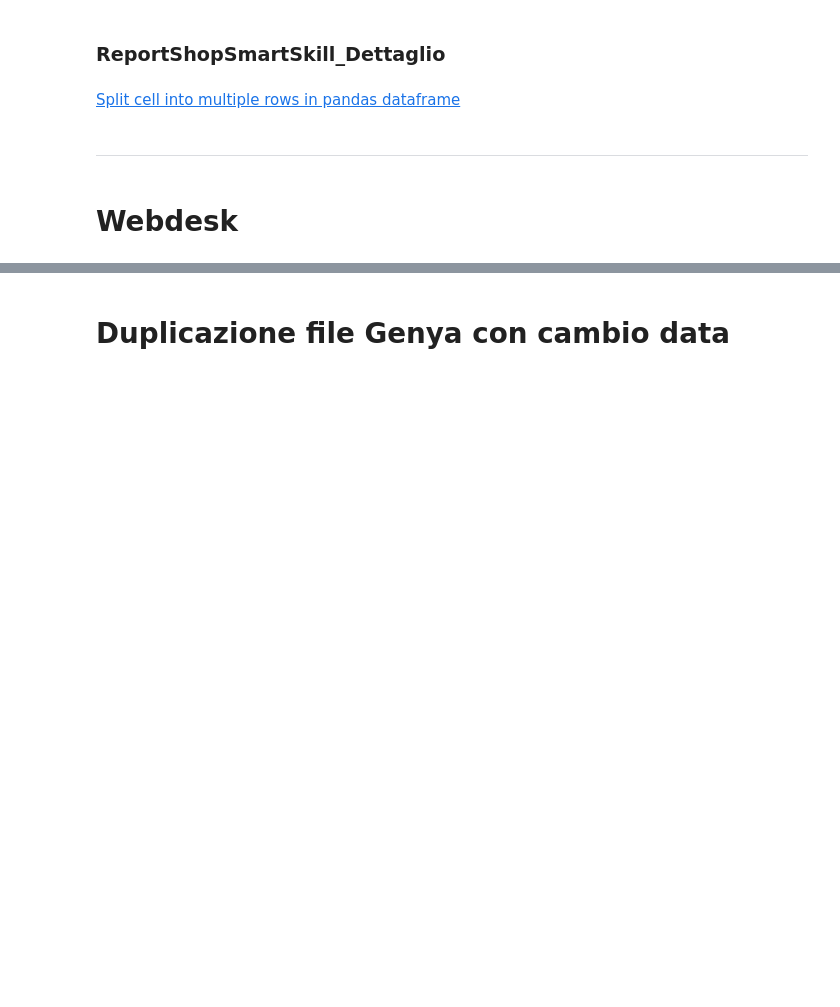
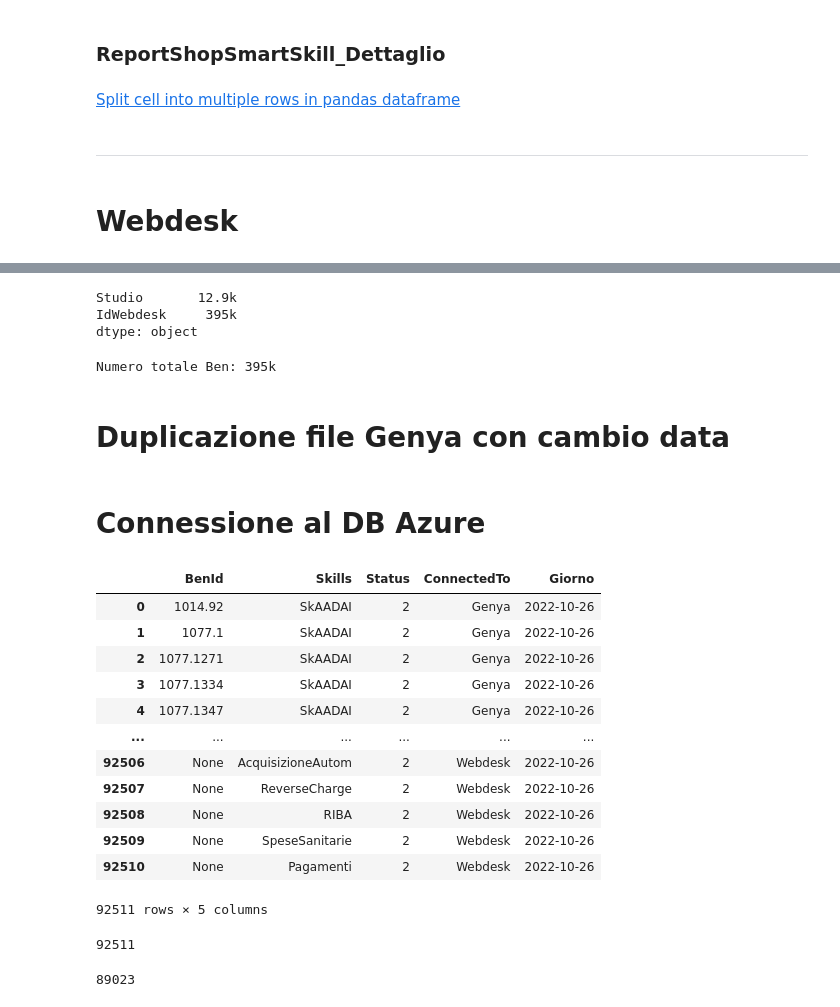
Before and after one commit to rafsport/business-analysis, a Jupyter notebook: SMART skill.ipynb, the cells around one changed output, grey strips where cells are left out. Cells and saved outputs as stored; diff of their text form; code cells hidden in the pictures; blank space fills up the shorter version.

```diff
--- a/SMART skill.ipynb
+++ b/SMART skill.ipynb
@@ -308,3 +361,13 @@ StatsLog["Data"] = pd.to_datetime(StatsLog["Data"], format="%d/%m/%Y")
+# %%
+StatsLogDett[["Studio", "IdWebdesk"]].nunique().apply(lambda x: human_format(x))
+# %% [output]
+Studio       12.9k
+IdWebdesk     395k
+dtype: object
+# %%
+print(f'Numero totale Ben: {human_format(378548+16313)}')
+# %% [output]
+Numero totale Ben: 395k
 # %% [markdown]
 # Duplicazione file Genya con cambio data
 # %%
@@ -339,3 +402,35 @@ ben.to_excel(f"C:/Users/Raffaele.Sportiello/OneDrive - Wolters Kluwer/Documents/
 
 for col in anna.select_dtypes(include=[int,float]).columns:
     anna[col] = anna[col].astype(str)
+# %% [markdown]
+# Connessione al DB Azure
+# %%
+server = 'WkiBI.database.windows.net'
+database = 'WkiBI'
+username = 'Raffaele.Sportiello'
+password = 'sFG(mR-7]?r<U,£x{<G}g}PsdeF{+W(9tb[QP+w4zf:39q:!#"LA_6'
+
+cnxn = pyodbc.connect('DRIVER={SQL Server};SERVER='+server+';DATABASE='+database+';UID='+username+';PWD='+ password)
+cursor = cnxn.cursor()
+# %%
+query = "Select * from [pbi].[BenId_Skills]"
+ben_status_skill = pd.read_sql(query, cnxn)
+
+query = "Select * from [pbi].[BenFS_EnableSkillShop]"
+ben_enableskillshop = pd.read_sql(query, cnxn)
+# %%
+ben_status_skill
+# %% [output]
+|  | BenId | Skills | Status | ConnectedTo | Giorno |
+| 0 | 1014.92 | SkAADAI | 2 | Genya | 2022-10-26 |
+| 1 | 1077.1 | SkAADAI | 2 | Genya | 2022-10-26 |
+| 2 | 1077.1271 | SkAADAI | 2 | Genya | 2022-10-26 |
+| 3 | 1077.1334 | SkAADAI | 2 | Genya | 2022-10-26 |
+| 4 | 1077.1347 | SkAADAI | 2 | Genya | 2022-10-26 |
+| ... | ... | ... | ... | ... | ... |
+| 92506 | None | AcquisizioneAutom | 2 | Webdesk | 2022-10-26 |
+| 92507 | None | ReverseCharge | 2 | Webdesk | 2022-10-26 |
+| 92508 | None | RIBA | 2 | Webdesk | 2022-10-26 |
+| 92509 | None | SpeseSanitarie | 2 | Webdesk | 2022-10-26 |
+| 92510 | None | Pagamenti | 2 | Webdesk | 2022-10-26 |
+92511 rows × 5 columns
@@ -341,0 +440,8 @@ for col in anna.select_dtypes(include=[int,float]).columns:
+# %%
+ben_status_skill_gr["N. Skills"].sum()
+# %% [output]
+92511
+# %%
+ben_status_skill_gr["N. Ben"].sum()
+# %% [output]
+89023
```
Also changed, not shown: parts of 10 cells of this notebook, 59 other files.
